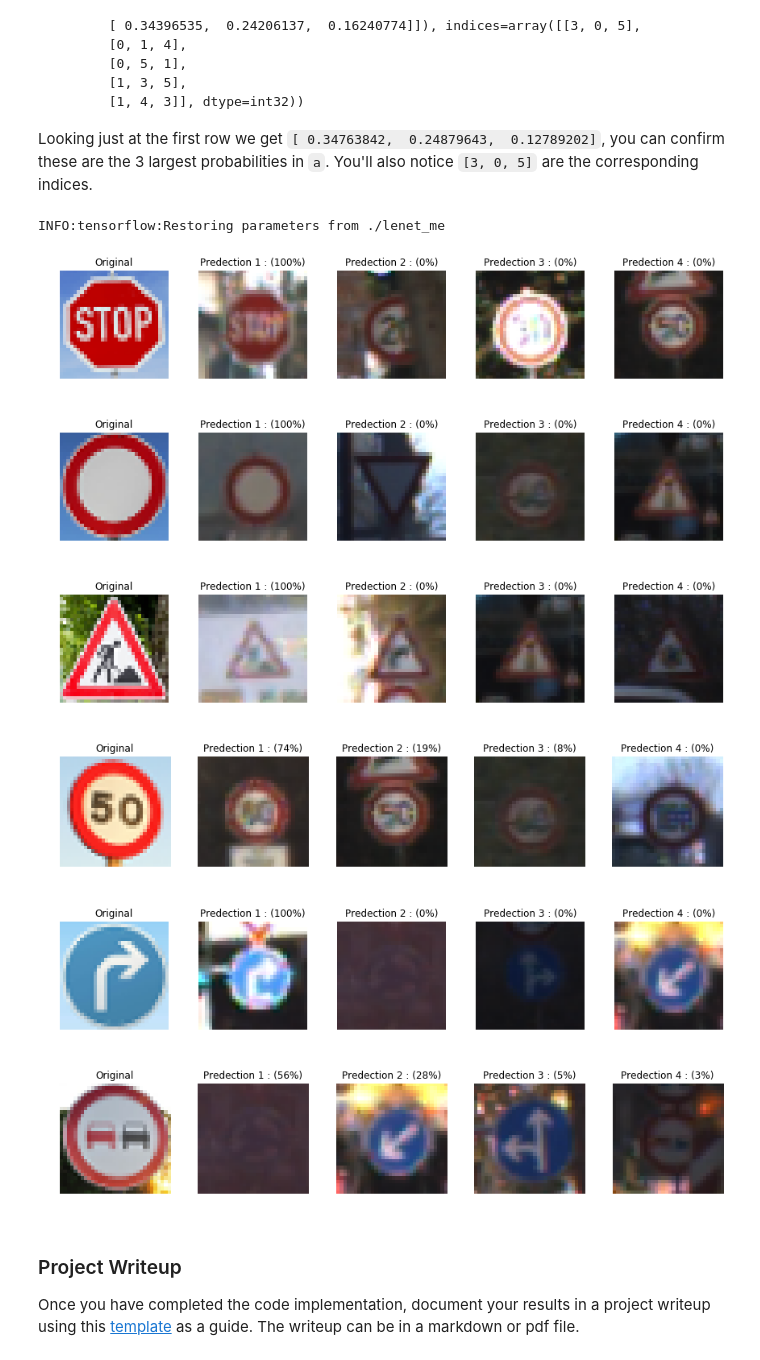
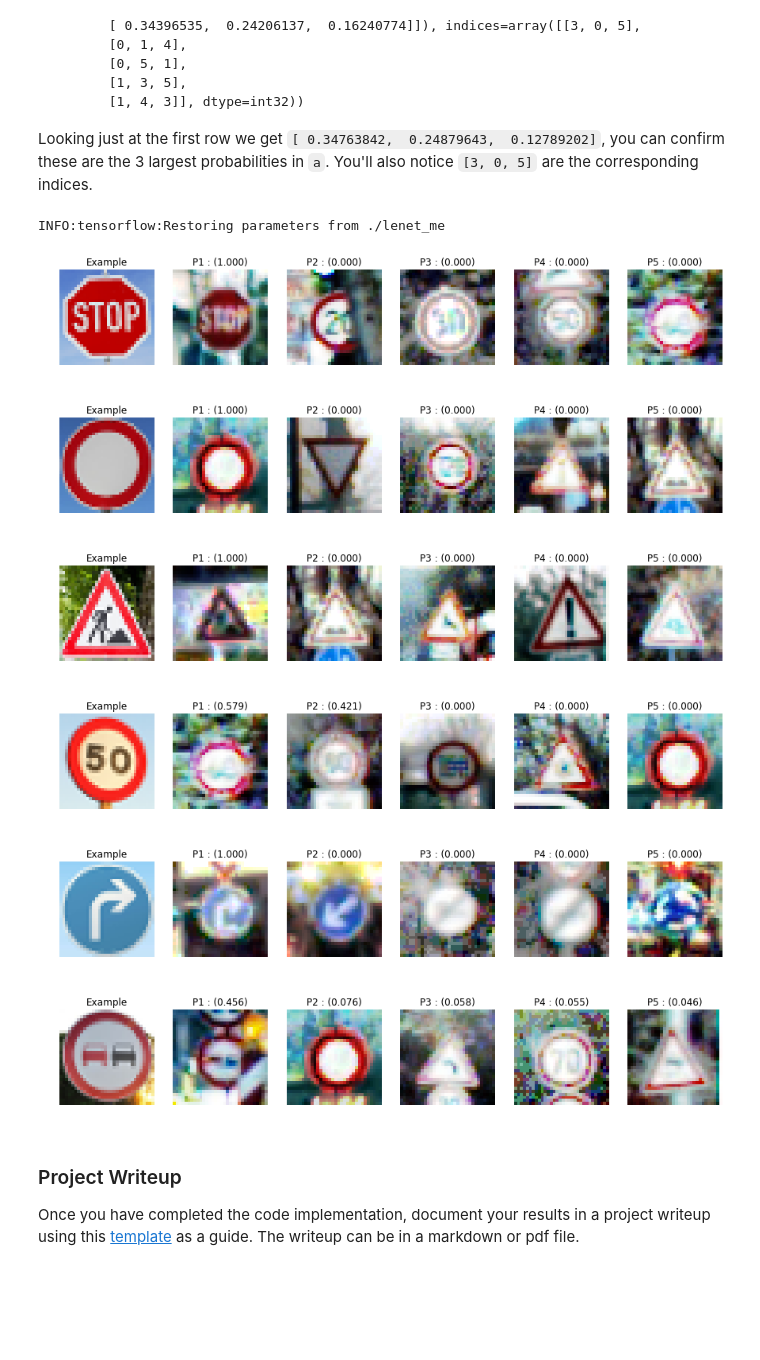
Before and after one commit to pouyana/CarND-Traffic-Sign-Classifier-Project, a Jupyter notebook: Traffic_Sign_Classifier.ipynb, the cells around one changed output. Cells and saved outputs as stored; diff of their text form; code cells hidden in the pictures; blank space fills up the shorter version.

```diff
--- a/Traffic_Sign_Classifier.ipynb
+++ b/Traffic_Sign_Classifier.ipynb
@@ -407,7 +407,7 @@ def LeNet(x, drop_out=False, mu=0, sigma=0.1):
             tf.nn.l2_loss(L5_conv_W) + tf.nn.l2_loss(L9_conn_W) +\
             tf.nn.l2_loss(L11_conn_W) + tf.nn.l2_loss(L13_conn_W)
 
-    return logits, regularizers, L0_conv, L1_conv, L4_conv, L5_conv, L9_conn, L11_conn, L13_conn
+    return logits, regularizers, L0_conv, L1_conv, L4_conv, L5_conv, L9_conn, L11_conn
 # %%
 keep_prob = tf.placeholder(tf.float32)
 x = tf.placeholder(tf.float32, (None, 32, 32, 3))
@@ -584,7 +584,7 @@ with tf.Session() as sess:
     for ax in axs.flat:
         ax.imshow(normalized_test_images[i]+.5)
         ax.axis('off')
-        ax.set_title(class_names['SignName'][pred[i]])
+        ax.set_title(labels_text['SignName'][pred[i]])
         i = i+1
     plt.show()
 # %% [output]
@@ -634,49 +634,44 @@ TopKV2(values=array([[ 0.34763842,  0.24879643,  0.12789202],
 
 Looking just at the first row we get `[ 0.34763842,  0.24879643,  0.12789202]`, you can confirm these are the 3 largest probabilities in `a`. You'll also notice `[3, 0, 5]` are the corresponding indices.
 # %%
-### Print out the top five softmax probabilities for the predictions on the German traffic sign images found on the web.
-### Feel free to use as many code cells as needed.
-### Calculate the accuracy for these 5 new images.
-### For example, if the model predicted 1 out of 5 signs correctly, it's 20% accurate on these new images.
+## Model Perdiction to  5 softmax
 def plot_figures(figures, nrows = 1, ncols=1, labels=None):
-    fig, axs = plt.subplots(ncols=ncols, nrows=nrows, figsize=(12, 14))
+    fig, axs = plt.subplots(ncols=ncols, nrows=nrows, figsize=(15, 15))
     axs = axs.ravel()
     for index, title in zip(range(len(figures)), figures):
-        axs[index].imshow(figures[title], plt.gray())
+        axs[index].set_axis_off()
+        axs[index].imshow(figures[title])
         if(labels != None):
             axs[index].set_title(labels[index])
         else:
             axs[index].set_title(title)
-        axs[index].set_axis_off()
-    plt.tight_layout()
 
-k_size = 4
+k_size = 5
 softmax_logits = tf.nn.softmax(logits)
 top_k = tf.nn.top_k(softmax_logits, k=k_size)
-
 with tf.Session() as sess:
     sess.run(tf.global_variables_initializer())
     my_saver = tf.train.import_meta_graph('./lenet_me.meta')
     saver.restore(sess, "./lenet_me")
     my_softmax_logits = sess.run(softmax_logits, feed_dict={x: normalized_test_images, keep_prob: 1.0})
     my_top_k = sess.run(top_k, feed_dict={x: normalized_test_images, keep_prob: 1.0})
-    for i in range(6):
+    for i in range(len(normalized_test_images)):
         figures = {}
         labels = {}
         figures[0] = test_images[i]
-        labels[0] = "Original"
+        labels[0] = "Example"
         for j in range(k_size):
-            labels[j+1] = 'Predection {} : ({:.0f}%)'.format(j+1, 100 * my_top_k[0][i][j])
+            labels[j+1] = 'P{} : ({:.3f})'.format(j+1, my_top_k[0][i][j])
             figures[j+1] = X_valid[np.argwhere(y_valid == my_top_k[1][i][j])[0]].squeeze()
-        plot_figures(figures, 1, 5, labels)
+        plot_figures(figures, 1, 6, labels)
 # %% [output]
 INFO:tensorflow:Restoring parameters from ./lenet_me
-[figure, old version]
+[figure, new version]
-[figure, old version]
+[figure, new version]
-[figure, old version]
+[figure, new version]
-[figure, old version]
+[figure, new version]
-[figure, old version]
+[figure, new version]
-[figure, old version]
+[figure, new version]
 # %% [markdown]
 ### Project Writeup
 
```
Also changed, not shown: parts of 9 cells of this notebook, 17 other files.
